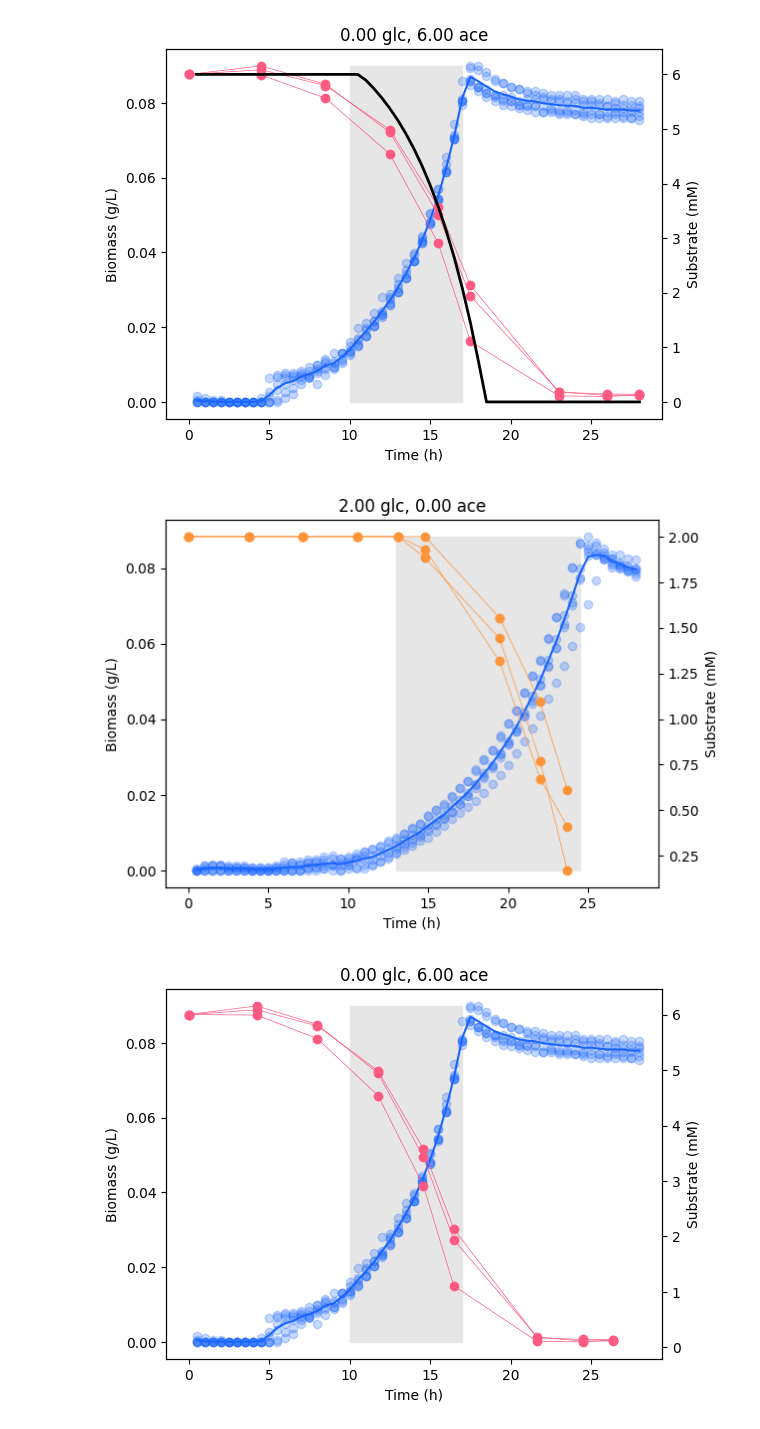
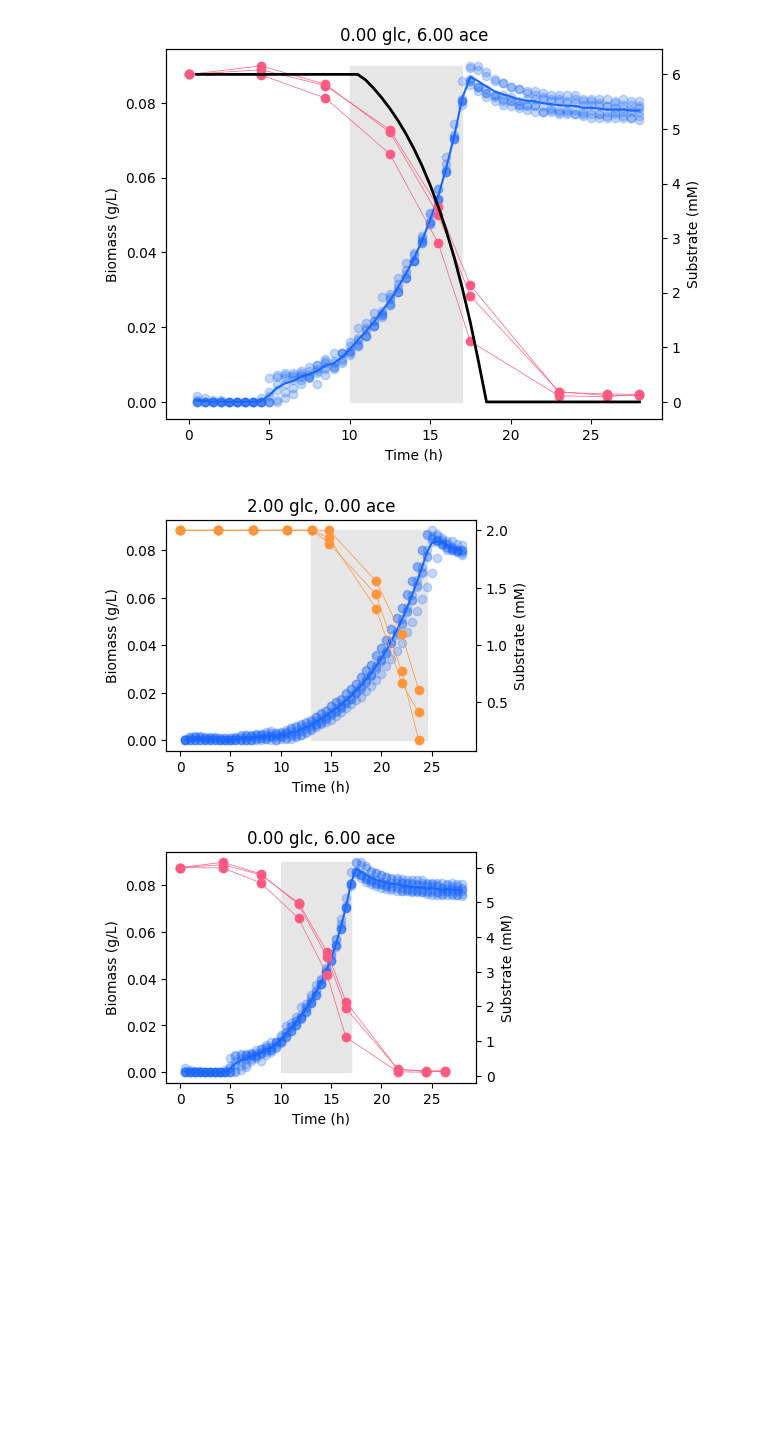
Before and after one commit to C-CoMP-STC/rpom-fba, a Jupyter notebook: data/cleaning/clean_cue_2_time_rescaling.ipynb, the cells around one changed output. Cells and saved outputs as stored; diff of their text form; code cells hidden in the pictures; blank space fills up the shorter version.

```diff
--- a/data/cleaning/clean_cue_2_time_rescaling.ipynb
+++ b/data/cleaning/clean_cue_2_time_rescaling.ipynb
@@ -251,28 +251,30 @@ Condition: 0.00 glc, 6.00 ace
 # %%
 # Plot data with nutrients rescaled in time by alpha
 for (g, a), dat in data.items():
     if g > 0 and a > 0:
         continue
 
     # Get raw data, putting biomass on log-scale
     t_X_obs = dat["raw"]["raw_b_t"]
     X_obs_replicates = dat["raw"]["raw_b"]
 
     # Get timepoints of N observations
     t_N_obs = dat["raw"][f"raw_{'g' if g > 0 else 'a'}_t"].values
     N_obs_replicates = dat["raw"][f"raw_{'g' if g > 0 else 'a'}_s"]
 
     # Rescale time by alpha
     t_N_obs_rescaled = t_N_obs * alphas[(g, a)]
 
     # Plot the data
     fig, ax = plt.subplots()
     ax, ax2 = plot_data(ax, t_X_obs, X_obs_replicates, t_N_obs_rescaled, N_obs_replicates, lw=0.5, N_color = C_GLUCOSE if g > 0 else C_ACETATE)
 
     # Shade exponential region
     ax.fill_between(t_X_obs, 0, X_obs_replicates.max(), where=exponential_regions[(g, a)], color="0.9", zorder=-2)
 
     ax.set_title(f"{g.magnitude:.2f} glc, {a.magnitude:.2f} ace")
+
+    fig.set_size_inches(4,3)
 # %% [output]
-[figure, old version]
+[figure, new version]
-[figure, old version]
+[figure, new version]
```
Also changed, not shown: 16 other files.
